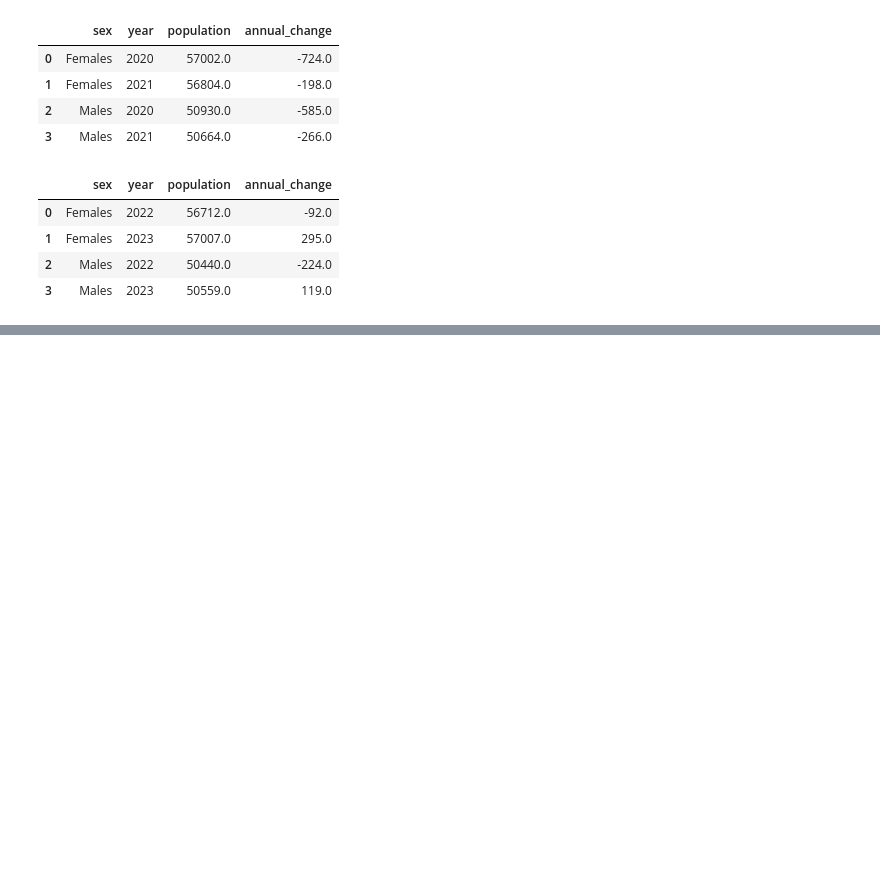
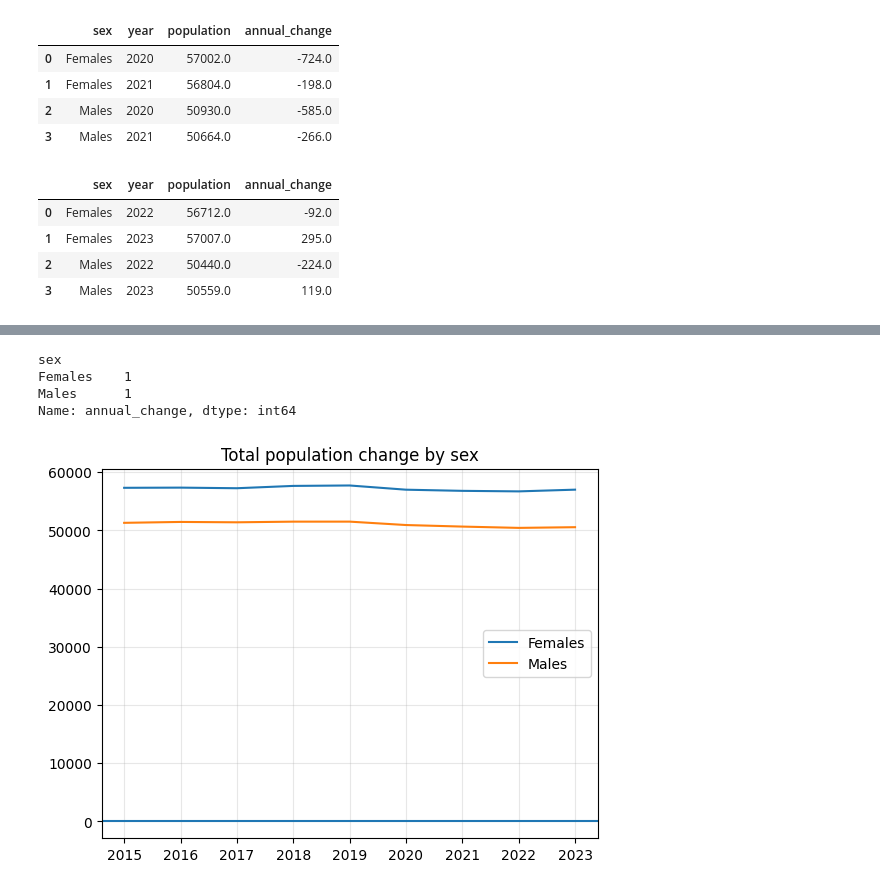
Before and after one commit to GirelliG-it/aruba_population_analyses, a Jupyter notebook: notebooks/02_analysis_from_sqlite.ipynb, the cells around one changed output, grey strips where cells are left out. Cells and saved outputs as stored; diff of their text form; code cells hidden in the pictures; blank space fills up the shorter version.

```diff
--- a/notebooks/02_analysis_from_sqlite.ipynb
+++ b/notebooks/02_analysis_from_sqlite.ipynb
@@ -27,6 +27,9 @@ with sqlite3.connect(DB_PATH) as conn:
 df.head()
 df.dtypes
 df.info()
+
+# df Copy
+df = df.copy()
 # %% [output]
 <class 'pandas.DataFrame'>
 RangeIndex: 18 entries, 0 to 17
@@ -123,0 +111,12 @@ df_sql_1
+# %%
+def label_period(year):
+    if 2015 <= year <= 2019:
+        return "pre-COVID"
+    elif 2020 <= year <= 2021:
+        return "COVID"
+    else:
+        return "post-COVID"
+
+df["period"] = df["year"].apply(label_period)
+
+df
@@ -123,0 +141,21 @@ df_sql_1
+# %%
+df.groupby("sex")["annual_change"].apply(lambda s: s.isna().sum())
+# %% [output]
+sex
+Females    1
+Males      1
+Name: annual_change, dtype: int64
+# %%
+import matplotlib.pyplot as plt
+
+for sex in df["sex"].unique():
+    subset = df[df["sex"] == sex]
+    plt.plot(subset["year"], subset["population"], label=sex)
+
+plt.axhline(0)
+plt.grid(alpha=0.30)
+plt.legend()
+plt.title("Total population change by sex")
+plt.show()
+# %% [output]
+[figure, added]
```
Also changed, not shown: parts of 4 cells of this notebook, 1 other file.
